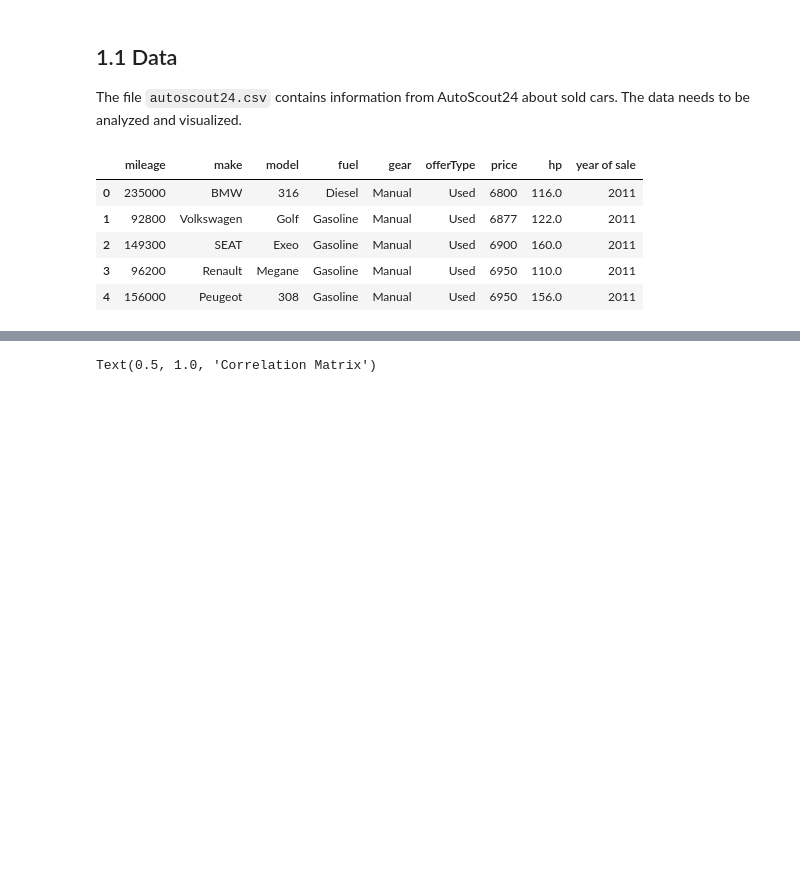
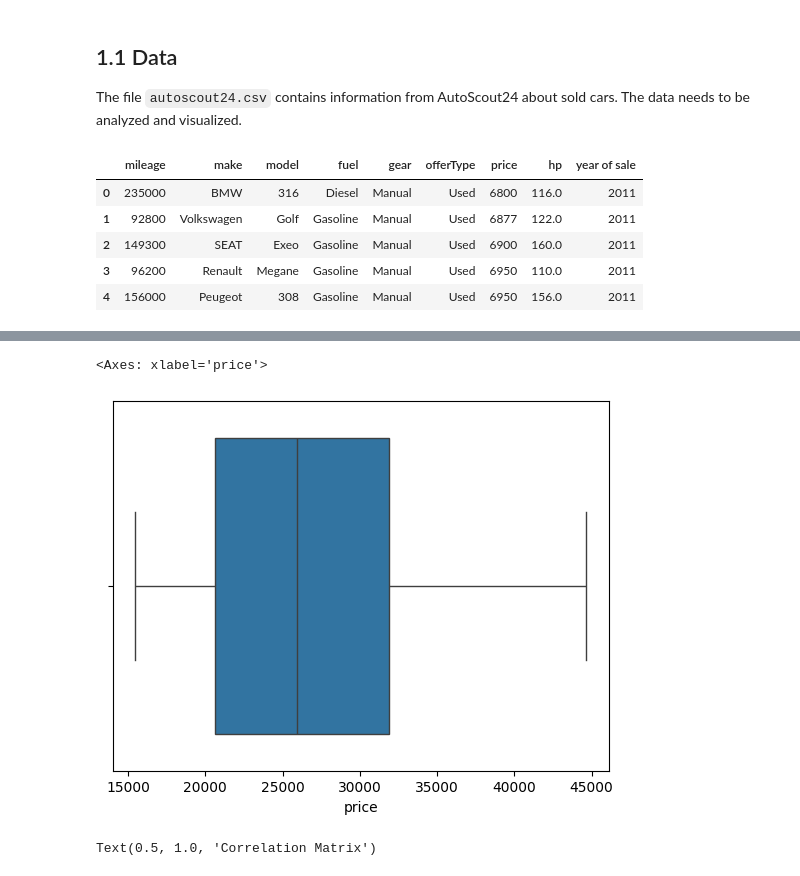
Before and after one commit to bayzero91/Autoscout_Analytics_Project_V2, a Jupyter notebook: Dataprep_Price_App.ipynb, the cells around one changed output, grey strips where cells are left out. Drawn from its saved outputs; the diff is of its cells as text; code cells hidden in the pictures; blank space fills up the shorter version.

```diff
--- a/EDA_&_ ML.ipynb
+++ b/Dataprep_Price_App.ipynb
@@ -103,3 +94,8 @@ print(f' Folowing Brands are in the dataset:\n {data["make"].unique()}')
+# %%
+sns.boxplot(x=testmodel['price'])
+# %% [output]
+<Axes: xlabel='price'>
+[figure, added]
 # %%
 # Correlation of the numerical values showcased in a heatmap
 sns.heatmap(data[["mileage","hp","year of sale","price"]].corr(), annot=True)
```
Also changed, not shown: parts of 18 cells of this notebook, 2 other files.
